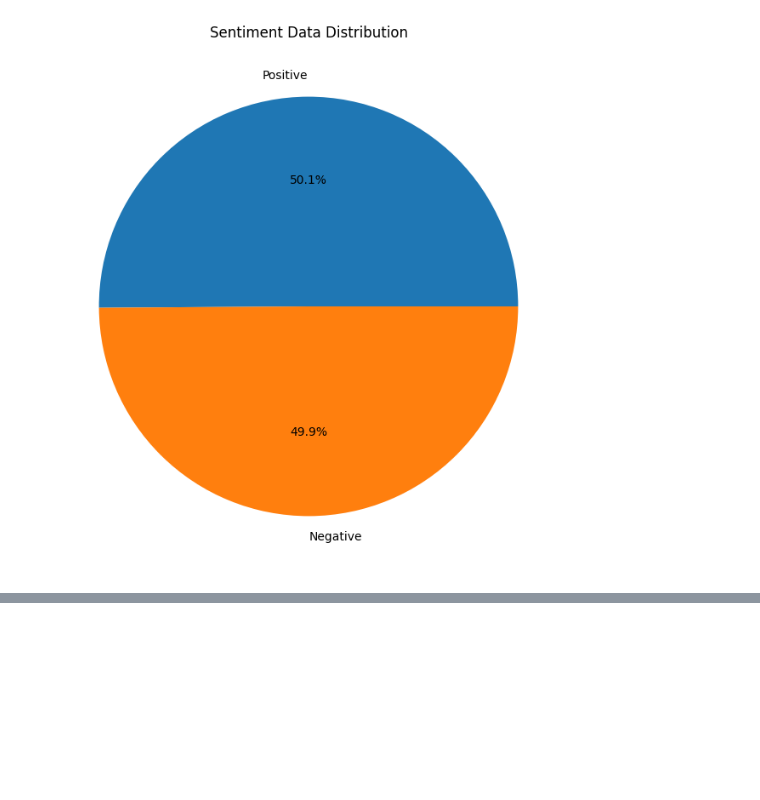
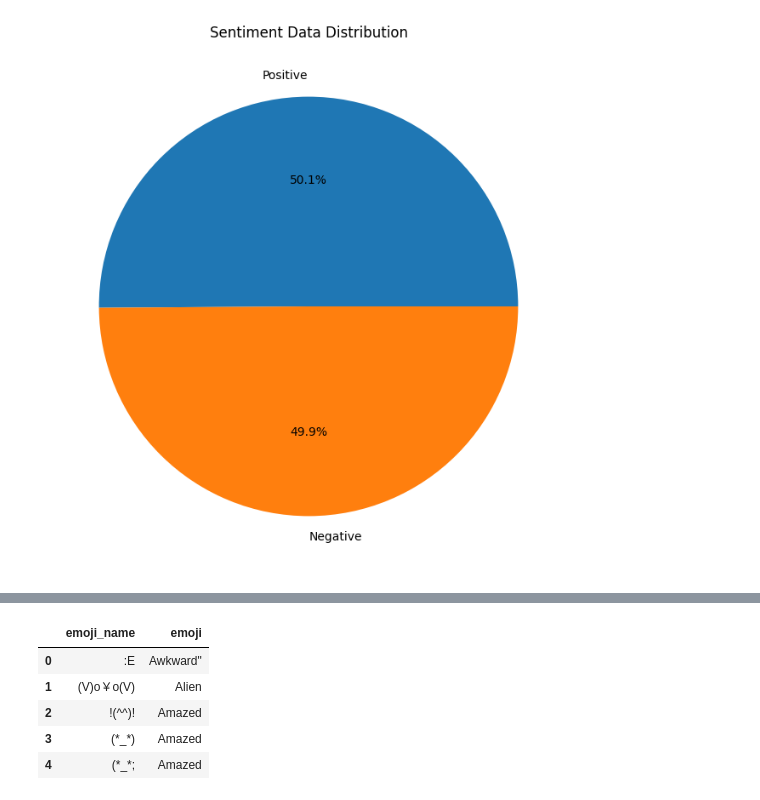
Before and after one commit to nlp-project-sentiment-analysis/sentimental-analysis, a Jupyter notebook: sentiment.ipynb, the cells around one changed output, grey strips where cells are left out. Drawn from its saved outputs; the diff is of its cells as text; code cells hidden in the pictures; blank space fills up the shorter version.

```diff
--- a/sentiment.ipynb
+++ b/sentiment.ipynb
@@ -88,0 +113,10 @@ plt.show()
+# %%
+emoticons_df = emoticons_df[cols]
+emoticons_df.head()
+# %% [output]
+|  | emoji_name | emoji |
+| 0 | :E | Awkward" |
+| 1 | (V)o￥o(V) | Alien |
+| 2 | !(^^)! | Amazed |
+| 3 | (*_*) | Amazed |
+| 4 | (*_*; | Amazed |
```
Also changed, not shown: parts of 5 cells of this notebook, 1 other file.
